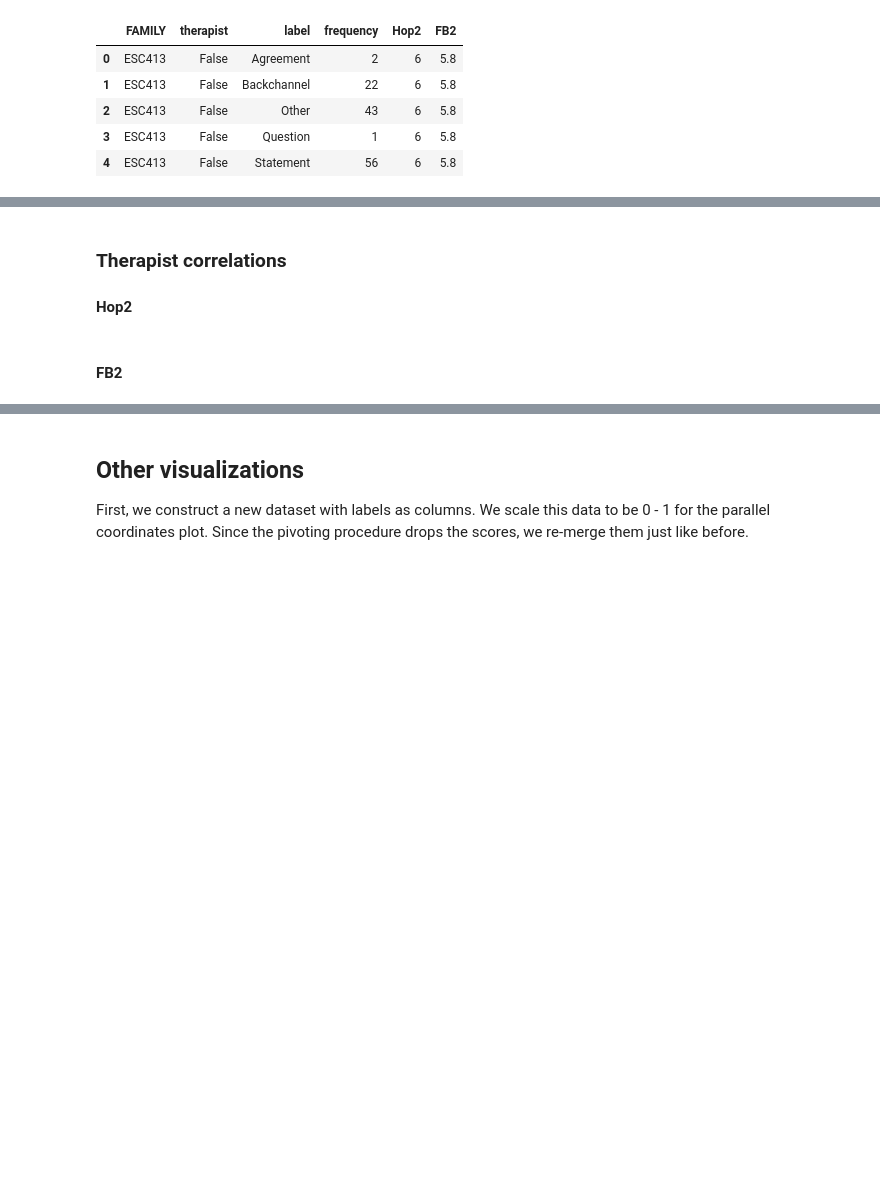
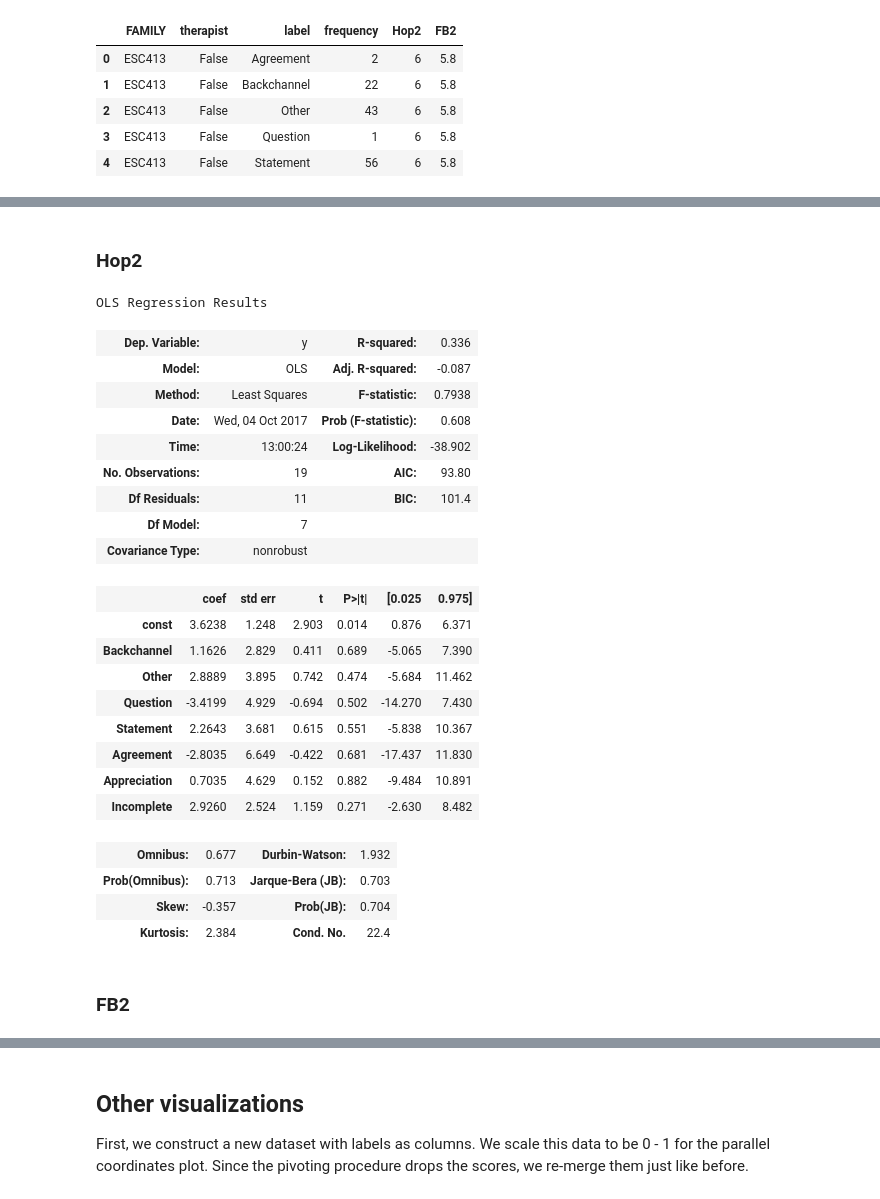
Before and after one commit to vrmpx/CDC, a Jupyter notebook: analysis/Dialog Labels.ipynb, the cells around one changed output, grey strips where cells are left out. Drawn from its saved outputs; the diff is of its cells as text; code cells hidden in the pictures; blank space fills up the shorter version.

```diff
--- a/analysis/Dialog Labels.ipynb
+++ b/analysis/Dialog Labels.ipynb
@@ -34,3 +49,6 @@ labels.head();
 # %%
 labels['FAMILY'] = labels['filename'].apply(lambda x: x.split()[0].split("-")[0].split("_")[0].replace("A2FB", ""))
 labels.head();
+# %%
+unq_labels = sorted(labels.label.unique())
+unq_labels;
@@ -76,3 +114,26 @@ Calculate the spearman correlation between the frequency of each label and the H
+# %%
+therapist_d = data[data.therapist == True]
+
+X = np.zeros((len(therapist_d.FAMILY.unique()), len(unq_labels)))
+hop2 = np.zeros((len(therapist_d.FAMILY.unique()),))
+fb2 = np.zeros((len(therapist_d.FAMILY.unique()),))
+
+for fam_idx, (fam, grp) in enumerate(therapist_d.groupby('FAMILY')):
+    hop2[fam_idx] = grp['Hop2'].unique()[0]
+    fb2[fam_idx] = grp['FB2'].unique()[0]
+    for label_idx, label in enumerate(unq_labels):
+        if np.any(grp.label == label):
+            X[fam_idx, label_idx] = grp.loc[grp.label == label, 'frequency']
+
+
+# Scale X to [0, 1]
+scaler = MinMaxScaler()
+X = scaler.fit_transform(X)
+
+# Name the params
+X = pd.DataFrame(X, columns=therapist_d.label.unique())
+
+#add intercept
+X = sm.add_constant(X)
 # %% [markdown]
-### Therapist correlations
-#### Hop2
+### Hop2
@@ -88,2 +140,32 @@ for label in data.label.unique():
+# %%
+# Fit linear model
+model = sm.OLS(hop2, X).fit()
+
+# Print R-like summary
+model.summary()
+# %% [output]
+OLS Regression Results
+| Dep. Variable: | y | R-squared: | 0.336 |
+| Model: | OLS | Adj. R-squared: | -0.087 |
+| Method: | Least Squares | F-statistic: | 0.7938 |
+| Date: | Wed, 04 Oct 2017 | Prob (F-statistic): | 0.608 |
+| Time: | 13:00:24 | Log-Likelihood: | -38.902 |
+| No. Observations: | 19 | AIC: | 93.80 |
+| Df Residuals: | 11 | BIC: | 101.4 |
+| Df Model: | 7 |  |  |
+| Covariance Type: | nonrobust |  |  |
+|  | coef | std err | t | P>|t| | [0.025 | 0.975] |
+| const | 3.6238 | 1.248 | 2.903 | 0.014 | 0.876 | 6.371 |
+| Backchannel | 1.1626 | 2.829 | 0.411 | 0.689 | -5.065 | 7.390 |
+| Other | 2.8889 | 3.895 | 0.742 | 0.474 | -5.684 | 11.462 |
+| Question | -3.4199 | 4.929 | -0.694 | 0.502 | -14.270 | 7.430 |
+| Statement | 2.2643 | 3.681 | 0.615 | 0.551 | -5.838 | 10.367 |
+| Agreement | -2.8035 | 6.649 | -0.422 | 0.681 | -17.437 | 11.830 |
+| Appreciation | 0.7035 | 4.629 | 0.152 | 0.882 | -9.484 | 10.891 |
+| Incomplete | 2.9260 | 2.524 | 1.159 | 0.271 | -2.630 | 8.482 |
+| Omnibus: | 0.677 | Durbin-Watson: | 1.932 |
+| Prob(Omnibus): | 0.713 | Jarque-Bera (JB): | 0.703 |
+| Skew: | -0.357 | Prob(JB): | 0.704 |
+| Kurtosis: | 2.384 | Cond. No. | 22.4 |
 # %% [markdown]
-#### FB2
+### FB2
```
Also changed, not shown: parts of 30 cells of this notebook, 3 other files.
